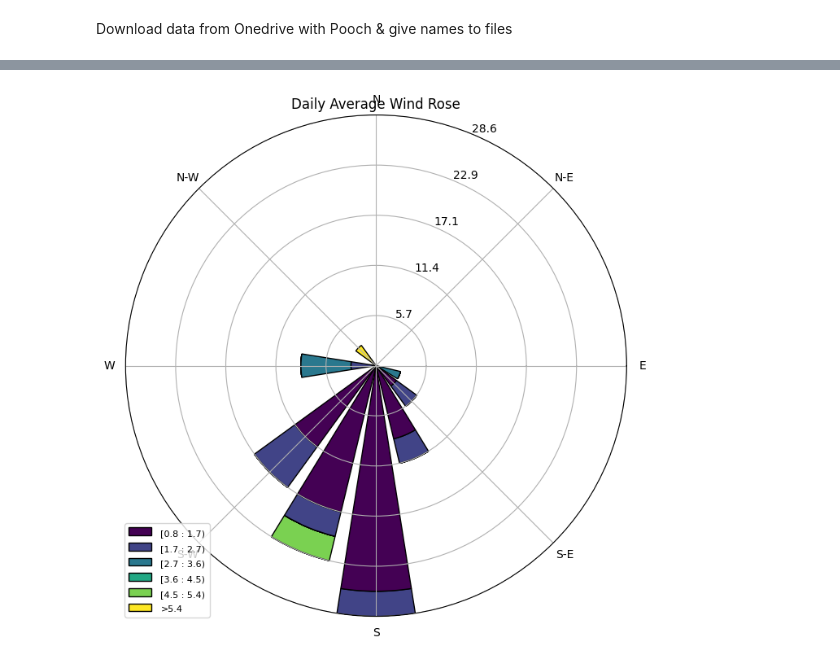
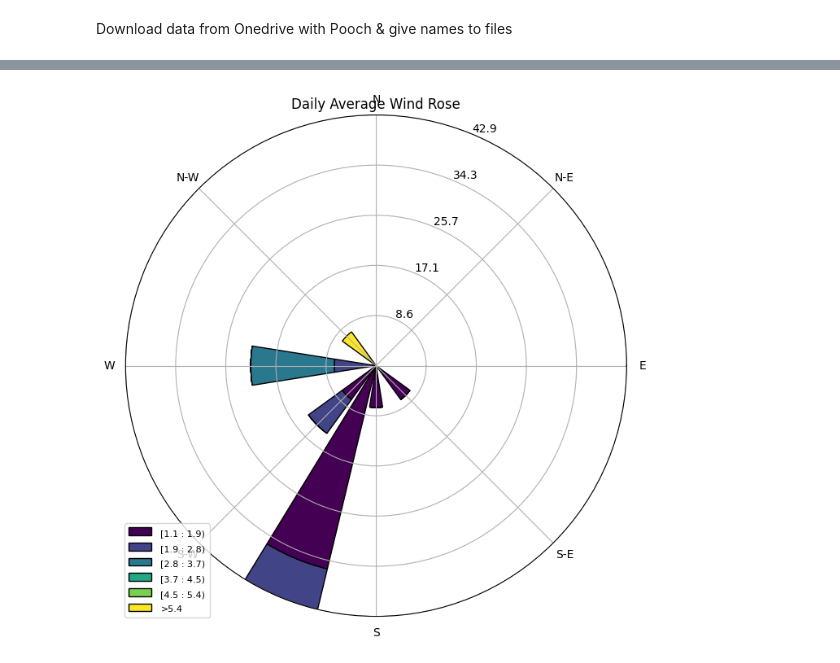
Before and after one commit to SamLutz/Master-thesis, a Jupyter notebook: test_master.ipynb, the cells around one changed output, grey strips where cells are left out. Drawn from its saved outputs; the diff is of its cells as text; code cells hidden in the pictures.

```diff
--- a/test_master.ipynb
+++ b/test_master.ipynb
@@ -124,26 +193,26 @@ RuntimeError: NetCDF: HDF error
 # %%
 # Load the merged dataset
-file_path = "data_merged.nc"
+file_path = "data_merged_1.nc"
 ds = xr.open_dataset(file_path, engine="netcdf4")
 
 # Convert time to pandas datetime index
 ds["time"] = ds["time"].astype("datetime64[ns]")
 
 # Group by day and calculate mean
 daily_avg = ds.groupby("time.date").mean()
 
 # Extract daily mean wind speed (WS) and direction (WindDir)
 wind_speed = daily_avg["WS"].values
 wind_direction = daily_avg["WindDir"].values
 
 # Create wind rose plot
 fig = plt.figure(figsize=(8, 8))
 ax = fig.add_subplot(111, projection="windrose")
 ax.bar(wind_direction, wind_speed, normed=True, opening=0.8, edgecolor="black")
 
 # Customize plot
 ax.set_title("Daily Average Wind Rose")
 ax.set_legend()
 plt.show()
 # %% [output]
-[figure, old version]
+[figure, new version]
```
Also changed, not shown: parts of 10 cells of this notebook.
